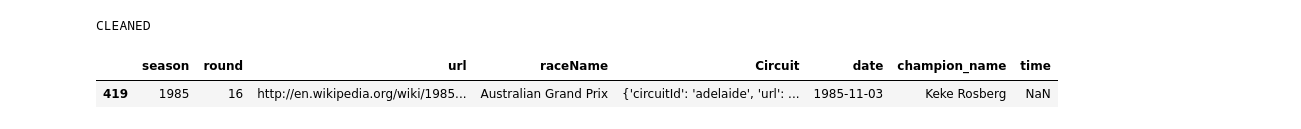
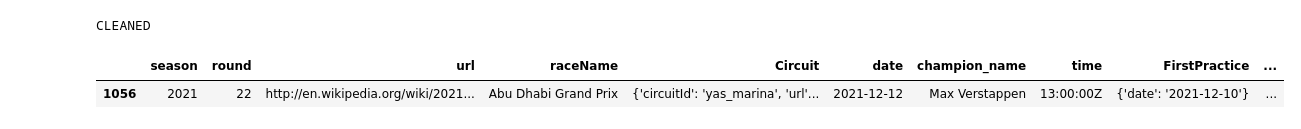
Before and after one commit to santiago20233/Project_II-Pipelines, a Jupyter notebook: data_set_increase/project.ipynb, the cells around one changed output. Drawn from its saved outputs; the diff is of its cells as text; code cells hidden in the pictures.

```diff
--- a/data_set_increase/project.ipynb
+++ b/data_set_increase/project.ipynb
@@ -16,13 +16,13 @@ CLEANED
 merged_data = merge_content(api_results, data_championships)
 # %%
 z = pd.DataFrame()
-for y in range(0,70):
+for y in range(0,72):
     x = pd.DataFrame(merged_data[y])
     z = z.append(x, ignore_index=True)
 # %%
-z.sample(1)
+z.tail(1)
 # %% [output]
-|  | season | round | url | raceName | Circuit | date | champion_name | time |
-| 419 | 1985 | 16 | http://en.wikipedia.org/wiki/1985... | Australian Grand Prix | {'circuitId': 'adelaide', 'url': ... | 1985-11-03 | Keke Rosberg | NaN |
+|  | season | round | url | raceName | Circuit | date | champion_name | time | FirstPractice | ... |
+| 1056 | 2021 | 22 | http://en.wikipedia.org/wiki/2021... | Abu Dhabi Grand Prix | {'circuitId': 'yas_marina', 'url'... | 2021-12-12 | Max Verstappen | 13:00:00Z | {'date': '2021-12-10'} | ... |
 # %%
 z.to_csv("clean.csv",index=False)
```
Also changed, not shown: 10 other files.
